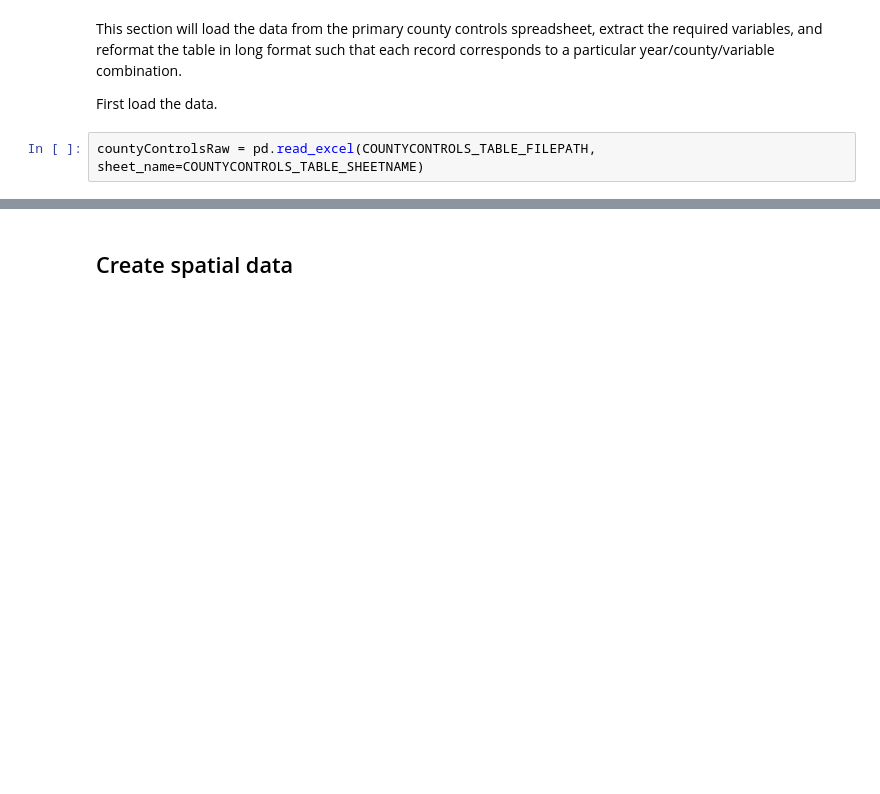
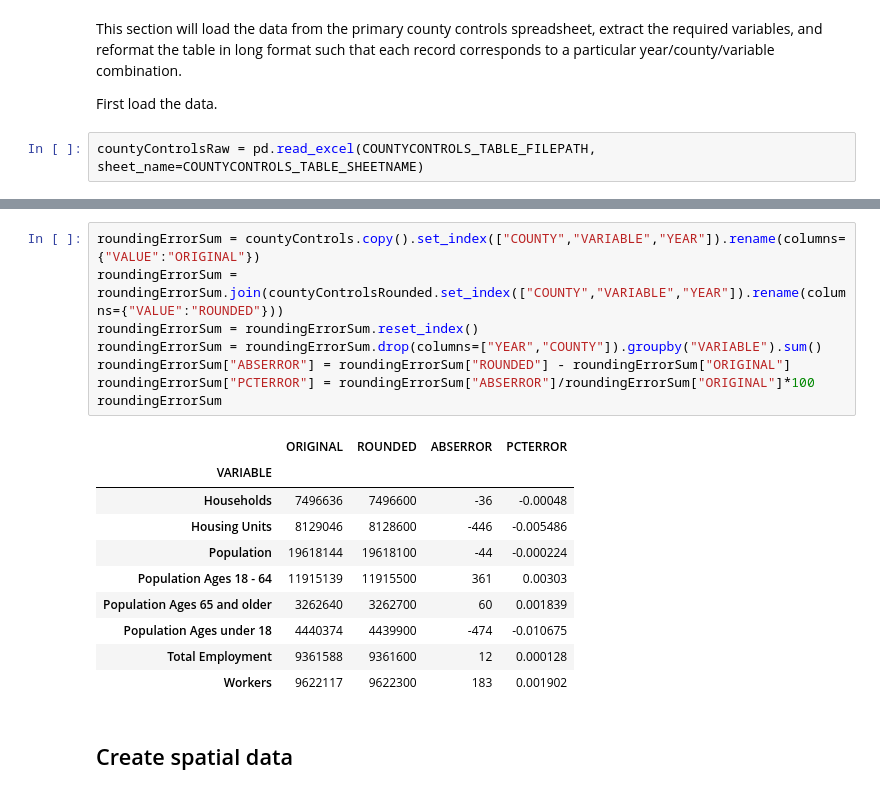
Before and after one commit to morpc/morpc-county-controls, a Jupyter notebook: Create Population Hub table.ipynb, the cells around one changed output, grey strips where cells are left out. Cells and saved outputs as stored; diff of their text form; blank space fills up the shorter version.

```diff
--- a/Create Population Hub table.ipynb
+++ b/Create Population Hub table.ipynb
@@ -169,3 +249,22 @@ countyControls
+# %%
+roundingErrorSum = countyControls.copy().set_index(["COUNTY","VARIABLE","YEAR"]).rename(columns={"VALUE":"ORIGINAL"})
+roundingErrorSum = roundingErrorSum.join(countyControlsRounded.set_index(["COUNTY","VARIABLE","YEAR"]).rename(columns={"VALUE":"ROUNDED"}))
+roundingErrorSum = roundingErrorSum.reset_index()
+roundingErrorSum = roundingErrorSum.drop(columns=["YEAR","COUNTY"]).groupby("VARIABLE").sum()
+roundingErrorSum["ABSERROR"] = roundingErrorSum["ROUNDED"] - roundingErrorSum["ORIGINAL"]
+roundingErrorSum["PCTERROR"] = roundingErrorSum["ABSERROR"]/roundingErrorSum["ORIGINAL"]*100
+roundingErrorSum
+# %% [output]
+|  | ORIGINAL | ROUNDED | ABSERROR | PCTERROR |
+| VARIABLE |  |  |  |  |
+| Households | 7496636 | 7496600 | -36 | -0.00048 |
+| Housing Units | 8129046 | 8128600 | -446 | -0.005486 |
+| Population | 19618144 | 19618100 | -44 | -0.000224 |
+| Population Ages 18 - 64 | 11915139 | 11915500 | 361 | 0.00303 |
+| Population Ages 65 and older | 3262640 | 3262700 | 60 | 0.001839 |
+| Population Ages under 18 | 4440374 | 4439900 | -474 | -0.010675 |
+| Total Employment | 9361588 | 9361600 | 12 | 0.000128 |
+| Workers | 9622117 | 9622300 | 183 | 0.001902 |
 # %% [markdown]
 ## Create spatial data
 # %% [markdown]
```
Also changed, not shown: parts of 15 cells of this notebook, 4 other files.
